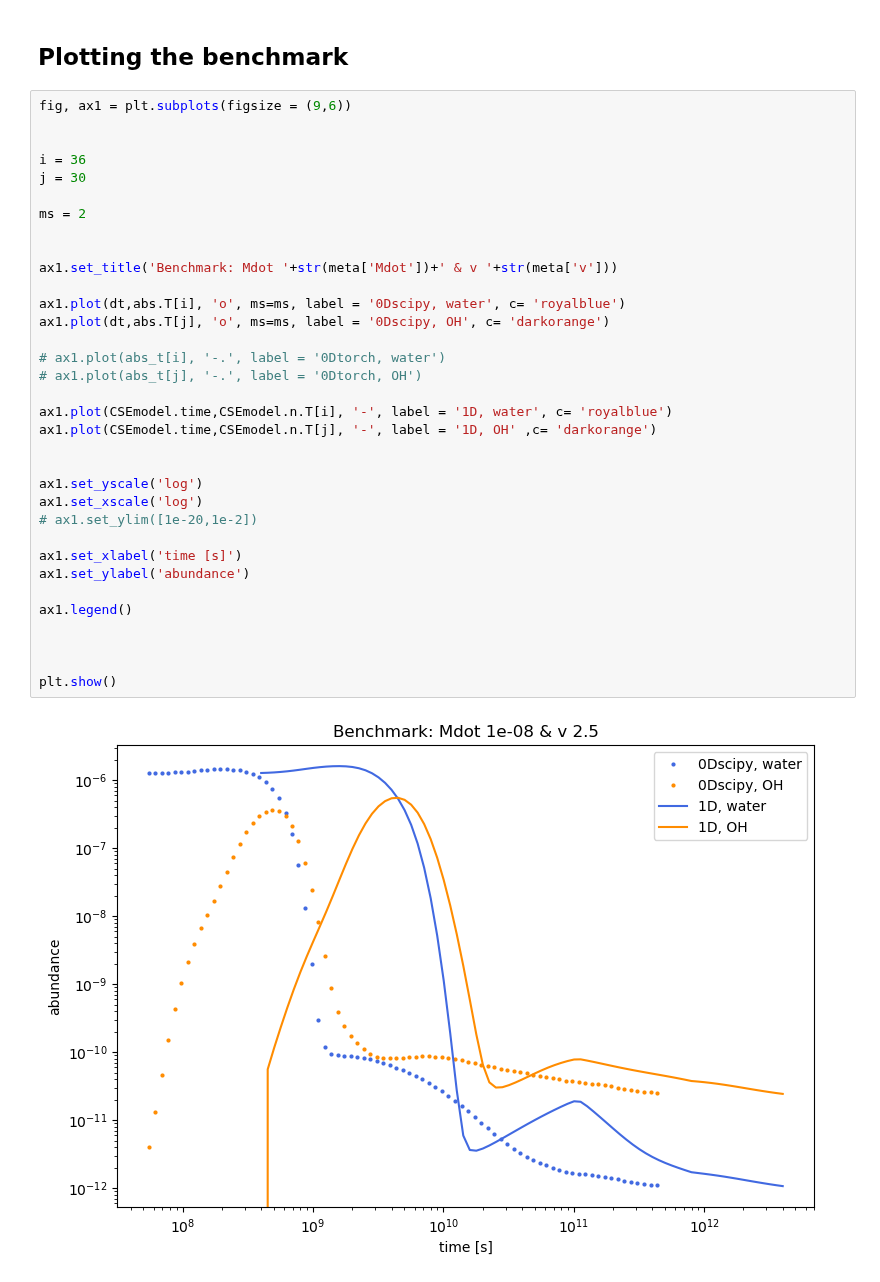
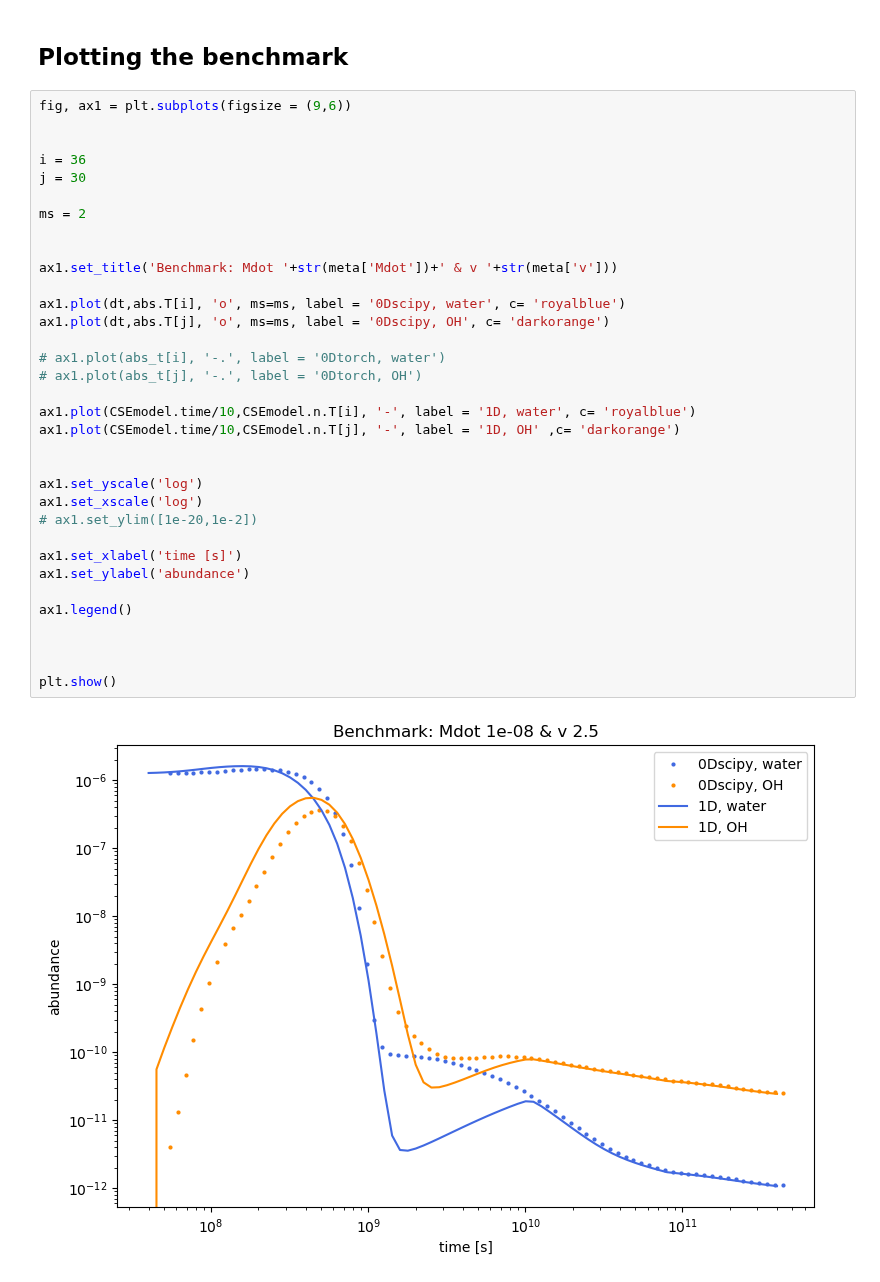
Before and after one commit to silkemaes/ChemPy, a Jupyter notebook: benchmark/get_benchmark.ipynb, the cells around one changed output. Saved outputs shown, nothing was run; the diff lists cells and outputs as text.

```diff
--- a/benchmark/get_benchmark.ipynb
+++ b/benchmark/get_benchmark.ipynb
@@ -169,33 +186,33 @@ fig, ax1 = plt.subplots(figsize = (9,6))
 
 i = 36
 j = 30
 
 ms = 2
 
 
 ax1.set_title('Benchmark: Mdot '+str(meta['Mdot'])+' & v '+str(meta['v']))
 
 ax1.plot(dt,abs.T[i], 'o', ms=ms, label = '0Dscipy, water', c= 'royalblue')
 ax1.plot(dt,abs.T[j], 'o', ms=ms, label = '0Dscipy, OH', c= 'darkorange')
 
 # ax1.plot(abs_t[i], '-.', label = '0Dtorch, water')
 # ax1.plot(abs_t[j], '-.', label = '0Dtorch, OH')
 
-ax1.plot(CSEmodel.time,CSEmodel.n.T[i], '-', label = '1D, water', c= 'royalblue')
-ax1.plot(CSEmodel.time,CSEmodel.n.T[j], '-', label = '1D, OH' ,c= 'darkorange')
+ax1.plot(CSEmodel.time/10,CSEmodel.n.T[i], '-', label = '1D, water', c= 'royalblue')
+ax1.plot(CSEmodel.time/10,CSEmodel.n.T[j], '-', label = '1D, OH' ,c= 'darkorange')
 
 
 ax1.set_yscale('log')
 ax1.set_xscale('log')
 # ax1.set_ylim([1e-20,1e-2])
 
 ax1.set_xlabel('time [s]')
 ax1.set_ylabel('abundance')
 
 ax1.legend()
 
 
 
 plt.show()
 # %% [output]
-[figure, old version]
+[figure, new version]
```
Also changed, not shown: parts of 2 cells of this notebook, 2 other files.
